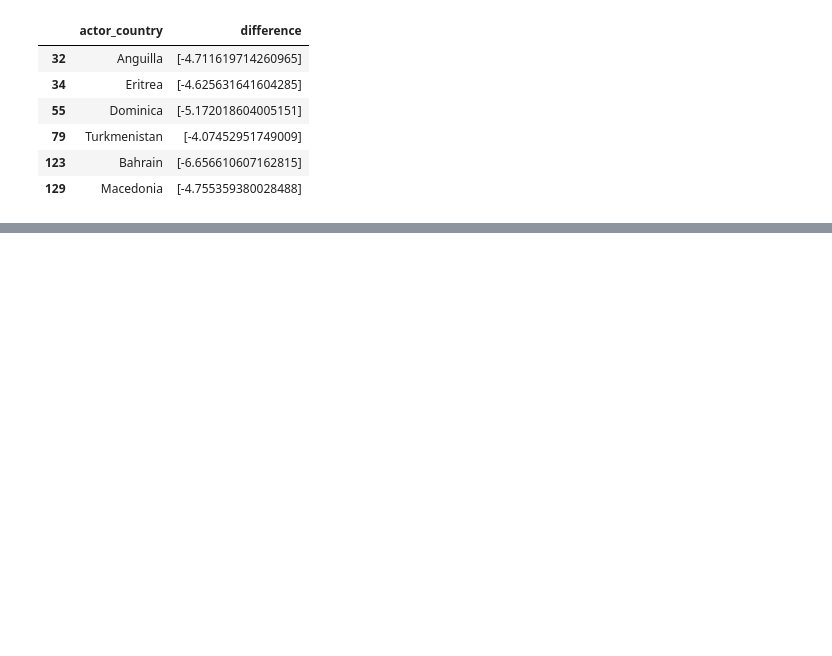
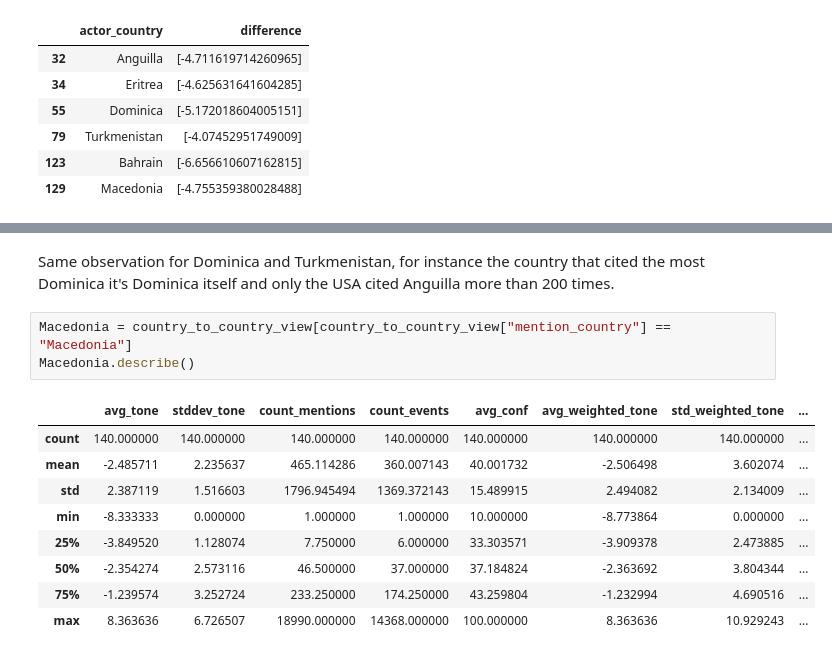
Before and after one commit to NatGr/projectAdA, a Jupyter notebook: Notebook.ipynb, the cells around one changed output, grey strips where cells are left out. Cells and saved outputs as stored; diff of their text form; blank space fills up the shorter version.

```diff
--- a/Notebook.ipynb
+++ b/Notebook.ipynb
@@ -687,0 +739,15 @@ df[df["difference"] < -4]
+# %% [markdown]
+Same observation for Dominica and Turkmenistan, for instance the country that cited the most Dominica it's Dominica itself and only the USA cited Anguilla more than 200 times.
+# %%
+Macedonia = country_to_country_view[country_to_country_view["mention_country"] == "Macedonia"]
+Macedonia.describe()
+# %% [output]
+|  | avg_tone | stddev_tone | count_mentions | count_events | avg_conf | avg_weighted_tone | std_weighted_tone | ... |
+| count | 140.000000 | 140.000000 | 140.000000 | 140.000000 | 140.000000 | 140.000000 | 140.000000 | ... |
+| mean | -2.485711 | 2.235637 | 465.114286 | 360.007143 | 40.001732 | -2.506498 | 3.602074 | ... |
+| std | 2.387119 | 1.516603 | 1796.945494 | 1369.372143 | 15.489915 | 2.494082 | 2.134009 | ... |
+| min | -8.333333 | 0.000000 | 1.000000 | 1.000000 | 10.000000 | -8.773864 | 0.000000 | ... |
+| 25% | -3.849520 | 1.128074 | 7.750000 | 6.000000 | 33.303571 | -3.909378 | 2.473885 | ... |
+| 50% | -2.354274 | 2.573116 | 46.500000 | 37.000000 | 37.184824 | -2.363692 | 3.804344 | ... |
+| 75% | -1.239574 | 3.252724 | 233.250000 | 174.250000 | 43.259804 | -1.232994 | 4.690516 | ... |
+| max | 8.363636 | 6.726507 | 18990.000000 | 14368.000000 | 100.000000 | 8.363636 | 10.929243 | ... |
```
Also changed, not shown: parts of 22 cells of this notebook.
